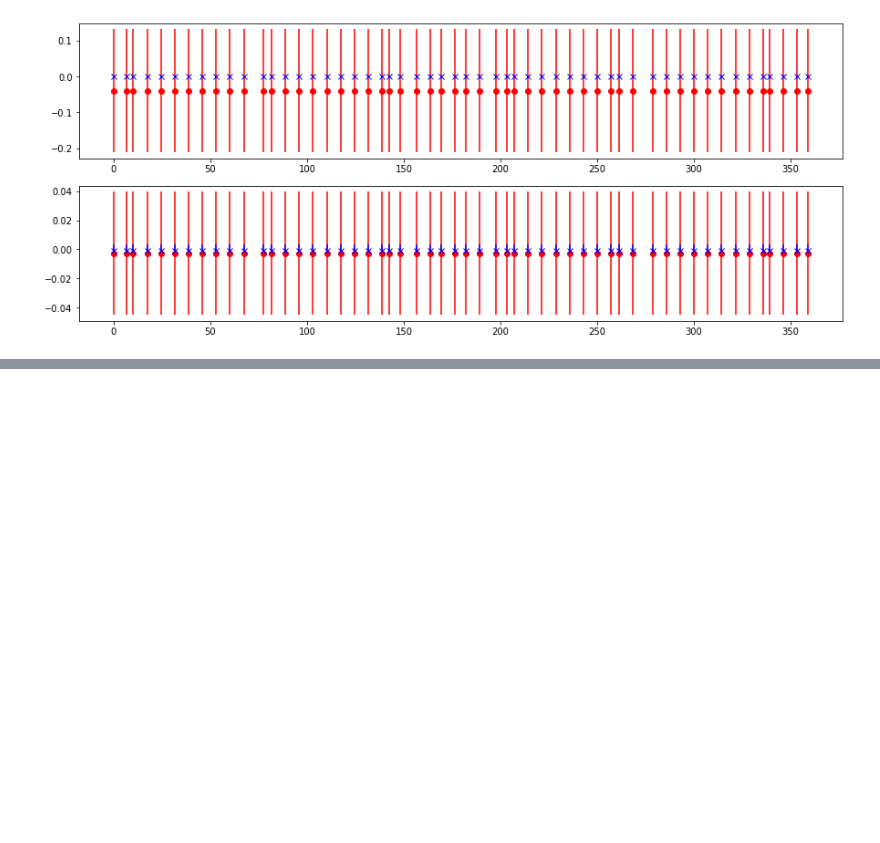
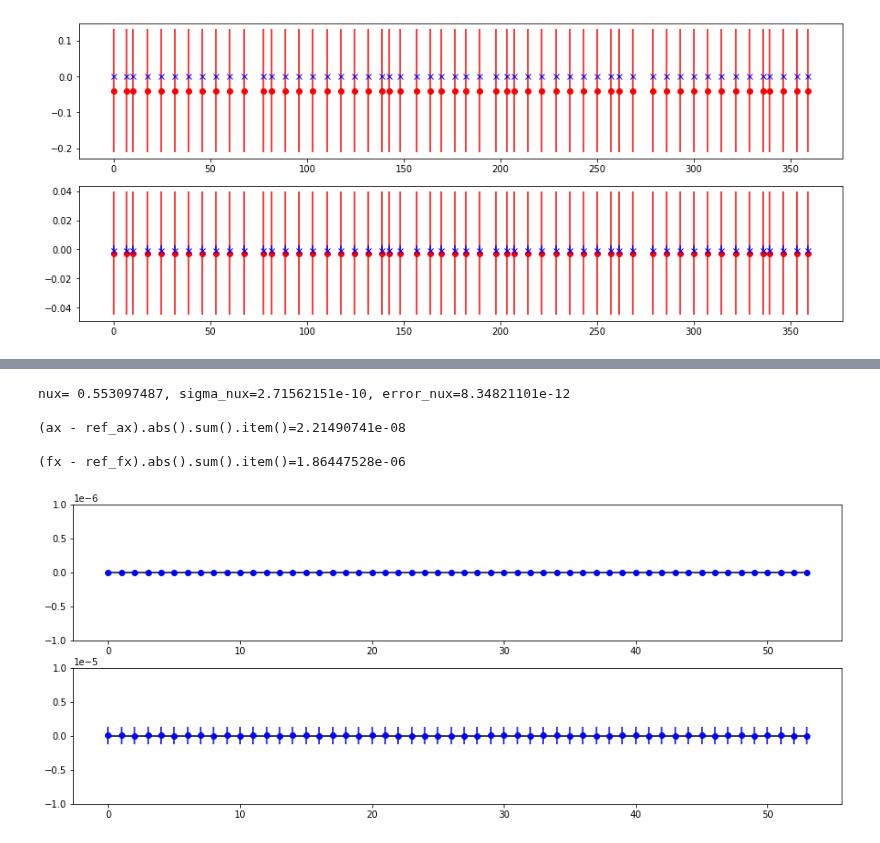
Before and after one commit to i-a-morozov/harmonica, a Jupyter notebook: notebook/nb_twiss.ipynb, the cells around one changed output, grey strips where cells are left out. Cells and saved outputs as stored; diff of their text form; code cells hidden in the pictures; blank space fills up the shorter version.

```diff
--- a/notebook/nb_twiss.ipynb
+++ b/notebook/nb_twiss.ipynb
@@ -2127,0 +2156,5 @@ plt.show()
+# %%
+# Set data type and device
+
+dtype = torch.float64
+device = 'cpu'
@@ -2127,0 +2248,54 @@ plt.show()
+# %%
+# Set near zero noise
+
+noise_x = 1.0E-15*(25.0 + 25.0*torch.rand(x.size, dtype=dtype, device=device))
+noise_y = 1.0E-15*(25.0 + 25.0*torch.rand(y.size, dtype=dtype, device=device))
+# %%
+# Compute frequency, amplitude and phase for x plane
+
+length = 1024
+w = Window(length, 'cosine_window', 1.0, dtype=dtype, device=device)
+d = Data.from_data(w, x.data[:, :length])
+d.add_noise(noise_x)
+d.data.copy_(d.work)
+
+# Frequency
+
+f = Frequency(d)
+d.window_remove_mean()
+d.window_apply()
+f('parabola')
+d.reset()
+nux, sigma_nux = 1.0 - f.frequency.mean(), f.frequency.std()
+print(f'nux={nux.item():12.9}, sigma_nux={sigma_nux.item():12.9}, error_nux={abs(ref_nux - nux).item():12.9}')
+print()
+
+# Amplitude & phase
+
+d = Decomposition(d)
+
+ax, sigma_ax, _ = d.harmonic_amplitude(nux, length=256, order=1.0, error=True, sigma_frequency=sigma_nux, shift=True, count=64, step=8, method='noise')
+print(f'{(ax - ref_ax).abs().sum().item()=:12.9}')
+print()
+
+fx, sigma_fx, _ = d.harmonic_phase(nux, length=512, order=1.0, error=True, sigma_frequency=sigma_nux, shift=True, count=256, step=8, method='noise')
+print(f'{(fx - ref_fx).abs().sum().item()=:12.9}')
+print()
+
+plt.figure(figsize=(15, 3*2))
+ax1 = plt.subplot(211)
+ax1.errorbar(range(x.size), (ax - ref_ax).cpu().numpy(), yerr=sigma_ax.cpu().numpy(), fmt=' ', marker='o', color='blue')
+ax1.hlines(0, 0, x.size - 1, colors='black')
+ax1.set_ylim(-1.0E-6, +1.0E-6)
+ax2 = plt.subplot(212)
+ax2.errorbar(range(x.size), (fx - ref_fx).cpu().numpy(), yerr=sigma_fx.cpu().numpy(), fmt=' ', marker='o', color='blue')
+ax2.hlines(0, 0, x.size - 1, colors='black')
+ax2.set_ylim(-1.0E-5, +1.0E-5)
+plt.show()
+# %% [output]
+nux= 0.553097487, sigma_nux=2.71562151e-10, error_nux=8.34821101e-12
+
+(ax - ref_ax).abs().sum().item()=2.21490741e-08
+
+(fx - ref_fx).abs().sum().item()=1.86447528e-06
+[figure, added]
```
Also changed, not shown: parts of 48 cells of this notebook, 3 other files.
